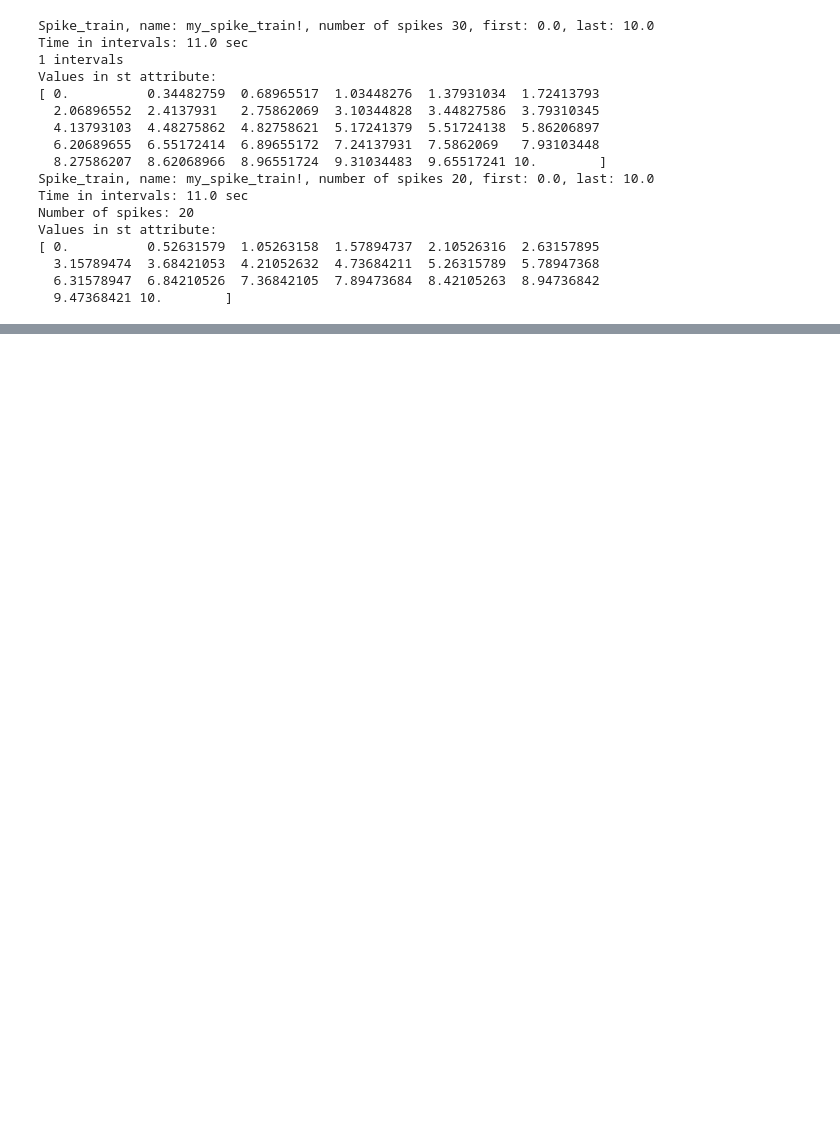
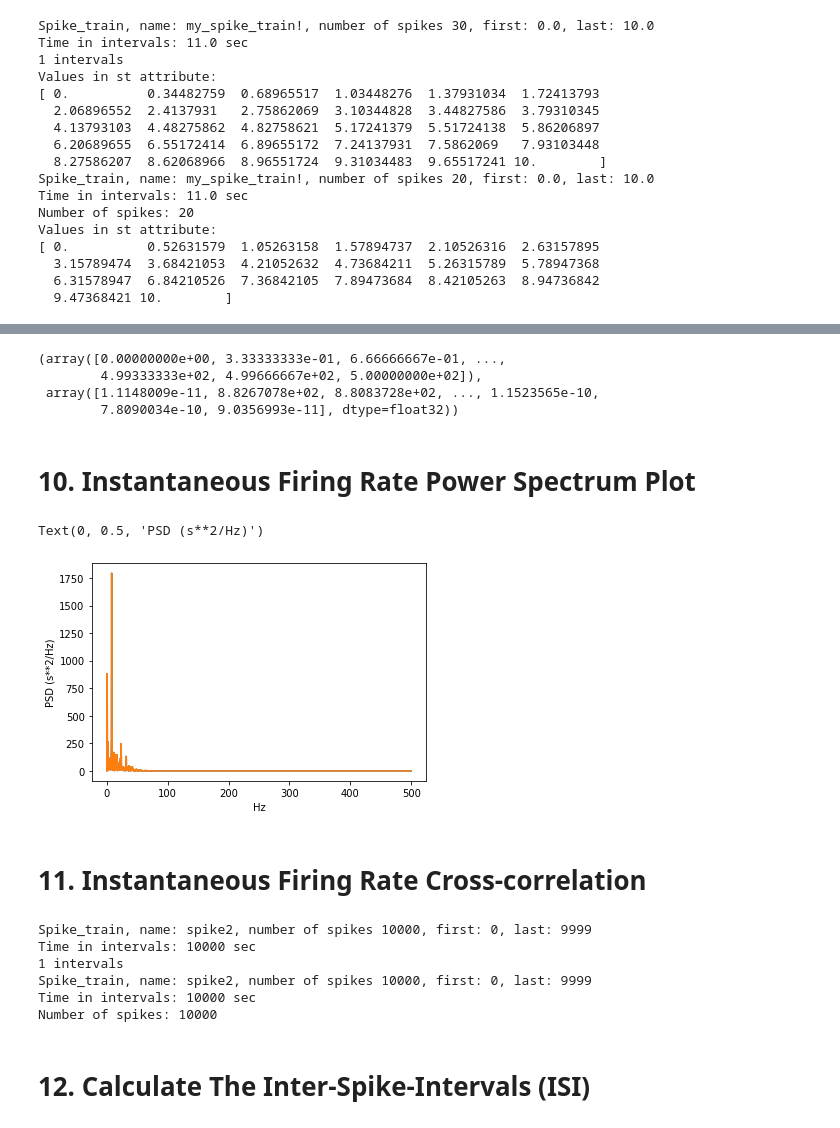
Before and after one commit to kevin-allen/spikeA, a Jupyter notebook: docs_notebooks/Spike_train_class.ipynb, the cells around one changed output, grey strips where cells are left out. Saved outputs shown, nothing was run; the diff lists cells and outputs as text; code cells hidden in the pictures; blank space fills up the shorter version.

```diff
--- a/docs_notebooks/Spike_train_class.ipynb
+++ b/docs_notebooks/Spike_train_class.ipynb
@@ -123,0 +166,31 @@ Number of spikes: 168
+# %%
+spike1.instantaneous_firing_rate_power_spectrum(nfft = None, scaling = "density")
+spike1.ifr_power_spectrum
+# %% [output]
+(array([0.00000000e+00, 3.33333333e-01, 6.66666667e-01, ...,
+        4.99333333e+02, 4.99666667e+02, 5.00000000e+02]),
+ array([1.1148009e-11, 8.8267078e+02, 8.8083728e+02, ..., 1.1523565e-10,
+        7.8090034e-10, 9.0356993e-11], dtype=float32))
+# %% [markdown]
+# 10. Instantaneous Firing Rate Power Spectrum Plot
+# %%
+spike1.instantaneous_firing_rate_power_spectrum_plot()
+plt.plot(spike1.ifr_power_spectrum[0], spike1.ifr_power_spectrum[1])
+plt.xlabel("Hz")
+plt.ylabel("PSD (s**2/Hz)")
+# %% [output]
+Text(0, 0.5, 'PSD (s**2/Hz)')
+[figure, added]
+# %% [markdown]
+# 11. Instantaneous Firing Rate Cross-correlation
+# %%
+spike1.instantaneous_firing_rate_crosscorelation(spike2=None,normed= False, max_lag_ms= 200)
+# %% [output]
+Spike_train, name: spike2, number of spikes 10000, first: 0, last: 9999
+Time in intervals: 10000 sec
+1 intervals
+Spike_train, name: spike2, number of spikes 10000, first: 0, last: 9999
+Time in intervals: 10000 sec
+Number of spikes: 10000
+# %% [markdown]
+# 12. Calculate The Inter-Spike-Intervals (ISI)
```
Also changed, not shown: parts of 27 cells of this notebook, 1 other file.
